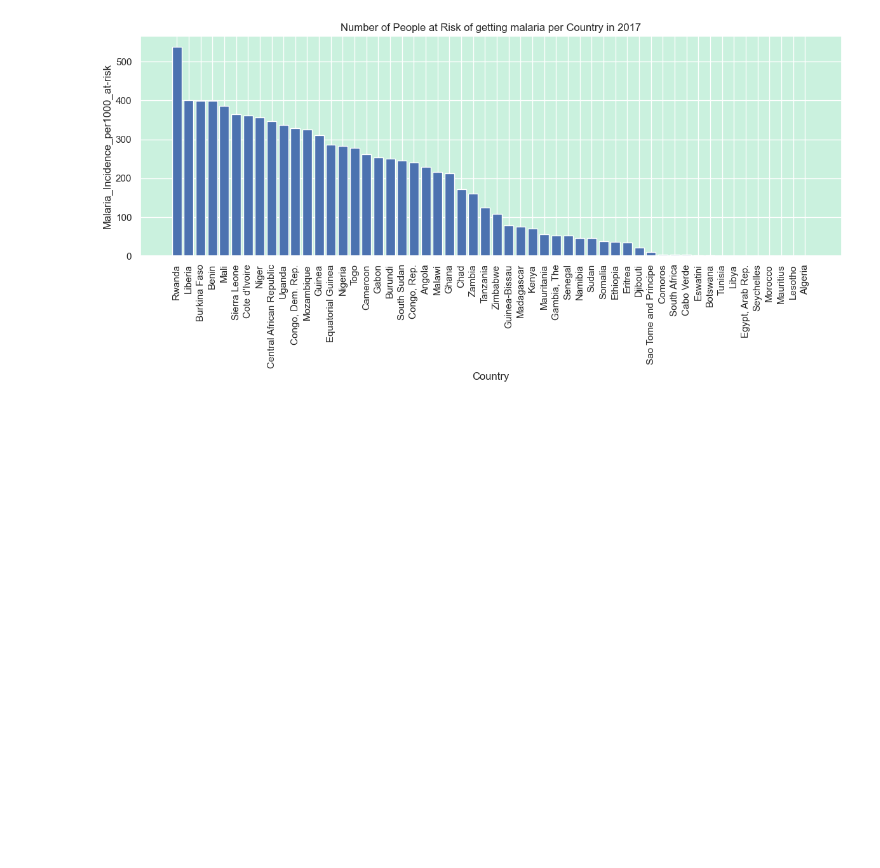
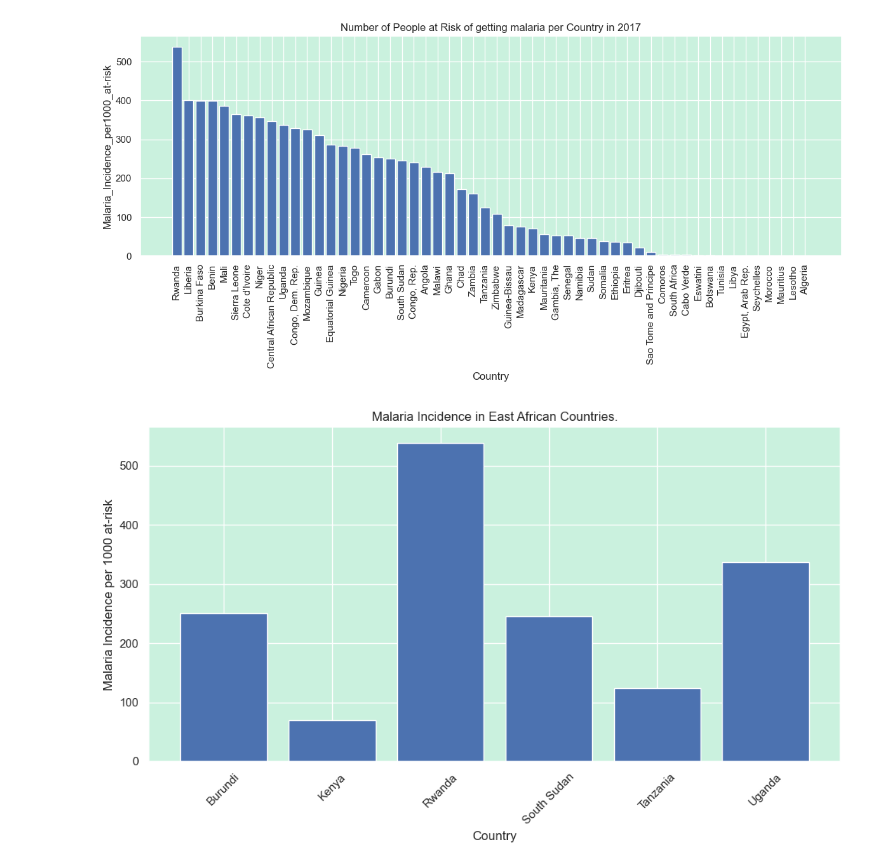
Before and after one commit to swalusimbi/Malaria_In_Africa, a Jupyter notebook: Malaria_in_Africa_GroupB/src/grp_work/project.ipynb, the cells around one changed output. Saved outputs shown, nothing was run; the diff lists cells and outputs as text; code cells hidden in the pictures; blank space fills up the shorter version.

Commit message:
Explore the trends and patterns of malaria incidence by identifying countries with high and low malaria incidence rates

```diff
--- a/Malaria_in_Africa_GroupB/src/grp_work/project.ipynb
+++ b/Malaria_in_Africa_GroupB/src/grp_work/project.ipynb
@@ -482,3 +482,18 @@ plt.tight_layout()
 plt.show()
 # %% [output]
 [figure]
+# %%
+east_african_countries = ['Kenya', 'Uganda', 'Tanzania', 'Rwanda', 'Burundi', 'South Sudan']
+east_african_at_risk = at_risk[at_risk['Country Name'].isin(east_african_countries)]
+
+# Create a bar chart
+plt.figure(figsize=(10, 6))
+plt.bar(east_african_at_risk['Country Name'], east_african_at_risk['Malaria_Incidence_per1000_at-risk'])
+plt.xlabel('Country')
+plt.ylabel('Malaria Incidence per 1000 at-risk')
+plt.title('Malaria Incidence in East African Countries.')
+plt.xticks(rotation=45)
+plt.tight_layout()
+plt.show()
+# %% [output]
+[figure, added]
```
Also changed, not shown: parts of 2 cells of this notebook.
